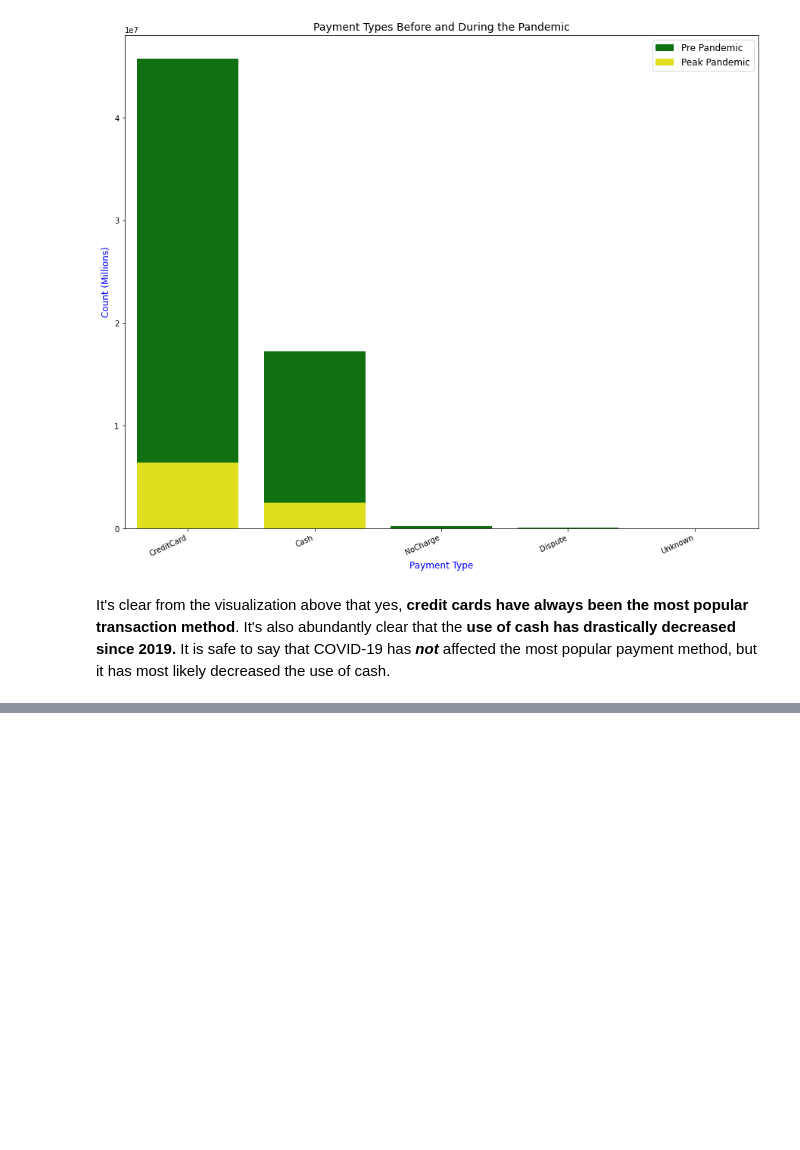
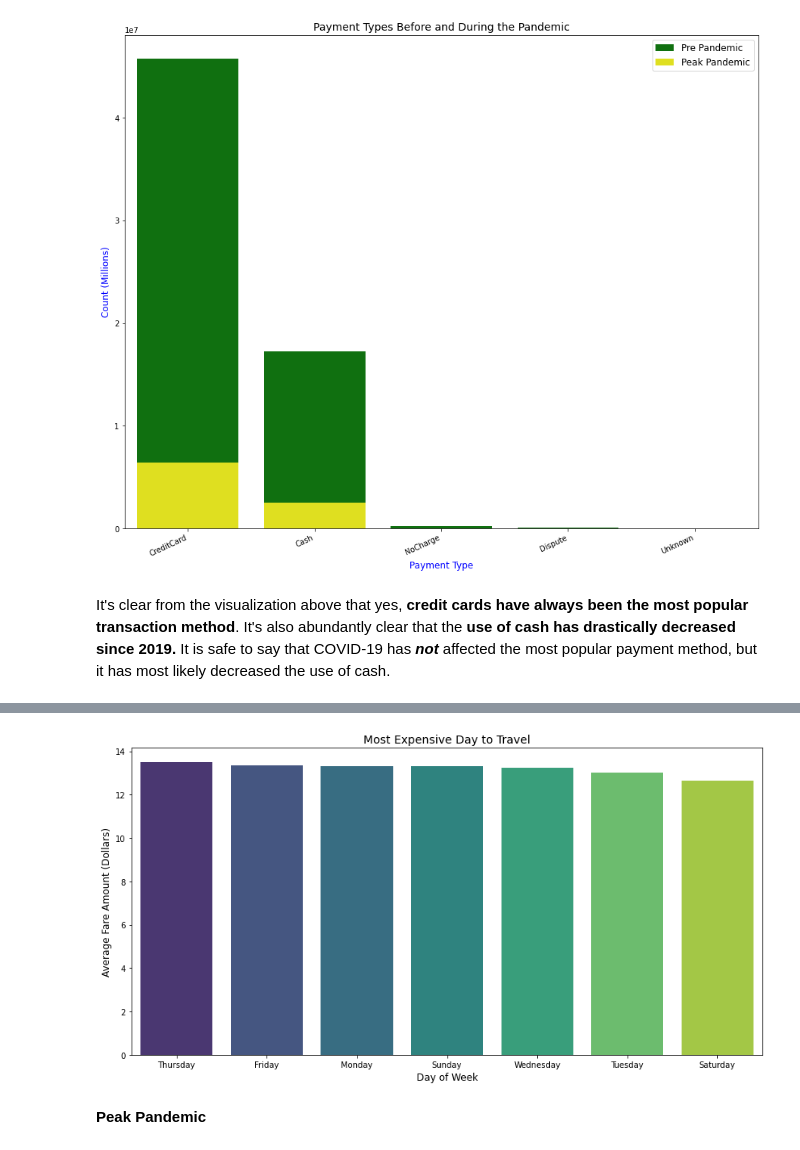
Before and after one commit to samtuleen/nyc-taxis-vs-covid, a Jupyter notebook: notebook1.ipynb, the cells around one changed output, grey strips where cells are left out. Cells and saved outputs as stored; diff of their text form; code cells hidden in the pictures; blank space fills up the shorter version.

```diff
--- a/notebook1.ipynb
+++ b/notebook1.ipynb
@@ -224,0 +231,5 @@ It's clear from the visualization above that yes, **credit cards have always bee
+# %%
+days_fares = taxi_2019[['day_of_week', 'fare_amount']]
+days_fares = pd.DataFrame(days_fares)
+days_fares = days_fares.rename(columns = {'day_of_week':'DayOfWeek', 'fare_amount':'Fare'})
+days_fares.head()
@@ -224,0 +243,3 @@ It's clear from the visualization above that yes, **credit cards have always bee
+# %%
+day_fare = days_fares.groupby('DayOfWeek')['Fare'].mean()
+day_fare.head()
@@ -224,0 +254,5 @@ It's clear from the visualization above that yes, **credit cards have always bee
+# %%
+day_fare = pd.DataFrame(day_fare)
+day_fare = day_fare.sort_values('Fare', ascending=False)
+day_fare.reset_index(inplace=True)
+day_fare.head(7)
@@ -224,0 +268,11 @@ It's clear from the visualization above that yes, **credit cards have always bee
+# %%
+plt.figure(figsize=(14,7))
+ax1 = sns.barplot(x=day_fare['DayOfWeek'], y=day_fare['Fare'], palette='viridis')
+plt.xlabel('Day of Week', fontsize=12)
+plt.ylabel('Average Fare Amount (Dollars)', fontsize=12)
+plt.title('Most Expensive Day to Travel', fontsize=14);
+plt.show()
+# %% [output]
+[figure, added]
+# %% [markdown]
+**Peak Pandemic**
```
Also changed, not shown: parts of 5 cells of this notebook.
